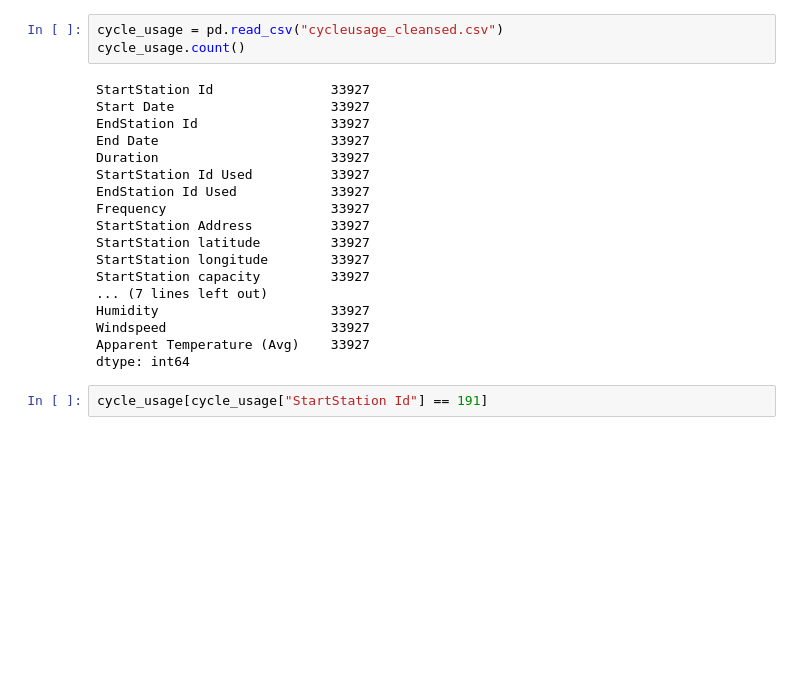
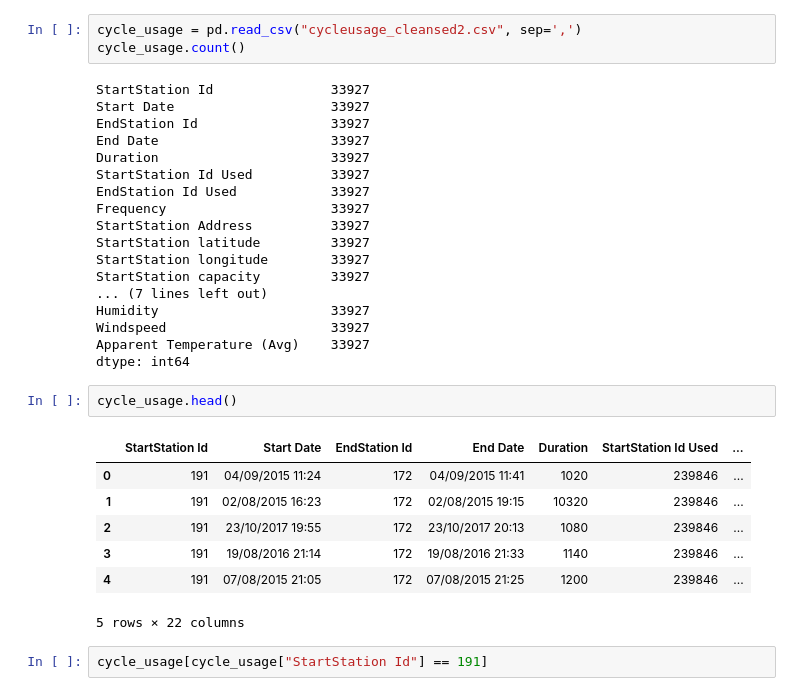
Before and after one commit to dataBikeHsUlm/MapReduce, a Jupyter notebook: Data_Munging/Feature Engineering.ipynb, the cells around one changed output. Drawn from its saved outputs; the diff is of its cells as text; blank space fills up the shorter version.

```diff
--- a/Data_Munging/Feature Engineering.ipynb
+++ b/Data_Munging/Feature Engineering.ipynb
@@ -20,7 +20,7 @@ import calendar
 from datetime import datetime, date
 from pprint import pprint
 # %%
-cycle_usage = pd.read_csv("cycleusage_cleansed.csv")
+cycle_usage = pd.read_csv("cycleusage_cleansed2.csv", sep=',')
 cycle_usage.count()
 # %% [output]
 StartStation Id               33927
@@ -40,6 +40,16 @@ Humidity                      33927
 Windspeed                     33927
 Apparent Temperature (Avg)    33927
 dtype: int64
+# %%
+cycle_usage.head()
+# %% [output]
+|  | StartStation Id | Start Date | EndStation Id | End Date | Duration | StartStation Id Used | ... |
+| 0 | 191 | 04/09/2015 11:24 | 172 | 04/09/2015 11:41 | 1020 | 239846 | ... |
+| 1 | 191 | 02/08/2015 16:23 | 172 | 02/08/2015 19:15 | 10320 | 239846 | ... |
+| 2 | 191 | 23/10/2017 19:55 | 172 | 23/10/2017 20:13 | 1080 | 239846 | ... |
+| 3 | 191 | 19/08/2016 21:14 | 172 | 19/08/2016 21:33 | 1140 | 239846 | ... |
+| 4 | 191 | 07/08/2015 21:05 | 172 | 07/08/2015 21:25 | 1200 | 239846 | ... |
+5 rows × 22 columns
 # %%
 cycle_usage[cycle_usage["StartStation Id"] == 191]
 # %% [output]
```
Also changed, not shown: parts of 2 cells of this notebook.
